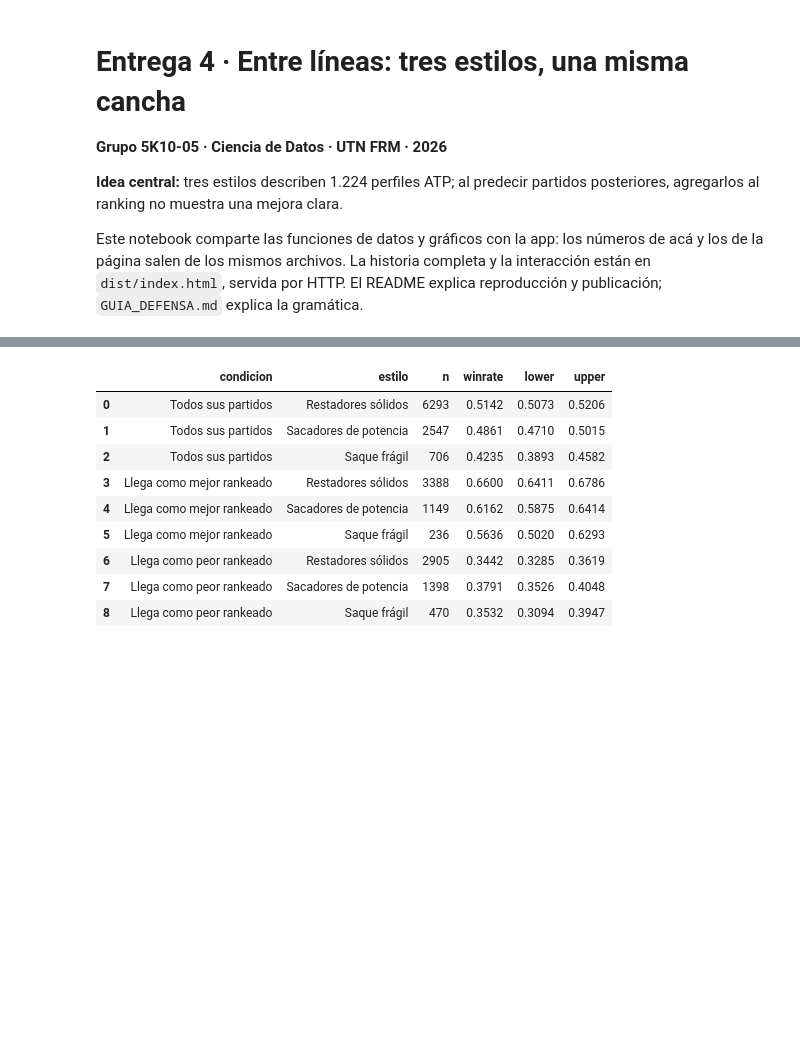
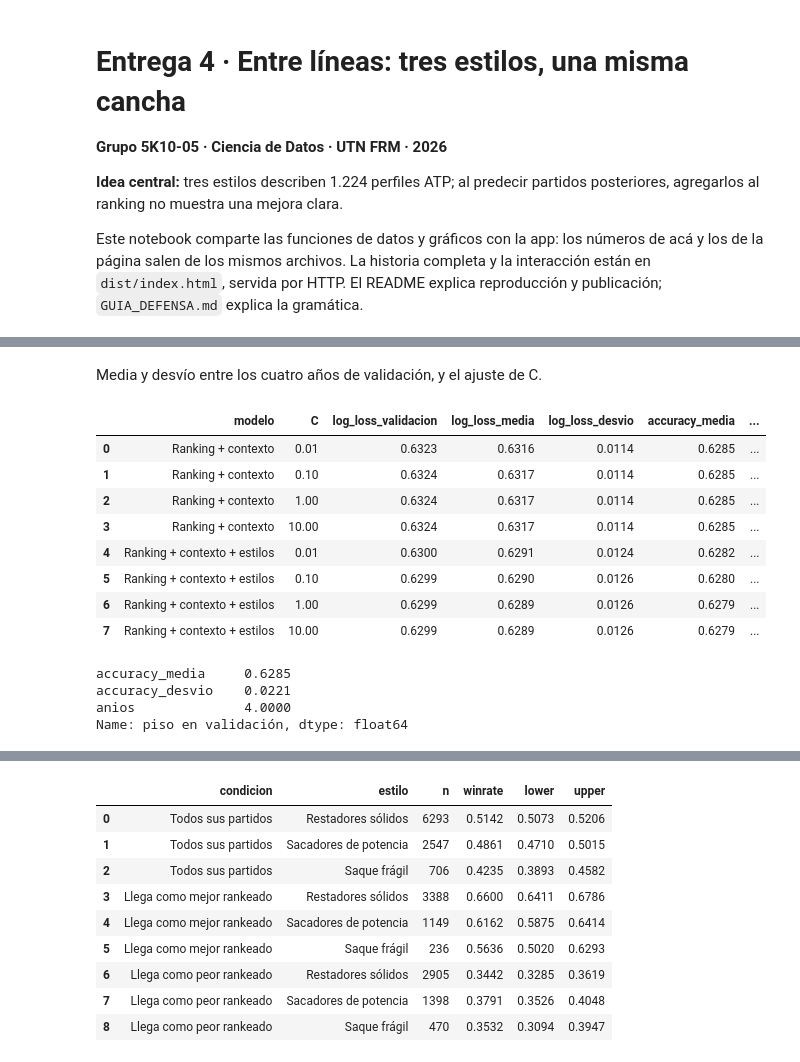
Before and after one commit to Rami195/ATP, a Jupyter notebook: entrega4/Entrega4_ATP_Visualizacion.ipynb, the cells around one changed output, grey strips where cells are left out. Saved outputs shown, nothing was run; the diff lists cells and outputs as text; code cells hidden in the pictures; blank space fills up the shorter version.

```diff
--- a/entrega4/Entrega4_ATP_Visualizacion.ipynb
+++ b/entrega4/Entrega4_ATP_Visualizacion.ipynb
@@ -63,0 +118,19 @@ el corte controla una sola variable, y entre los mejor rankeados los restadores
+# %% [markdown]
+Media y desvío entre los cuatro años de validación, y el ajuste de C.
+# %%
+display(pd.DataFrame(informe['candidates']).round(4))
+display(pd.Series(informe['validation_floor'], name='piso en validación').round(4))
+# %% [output]
+|  | modelo | C | log_loss_validacion | log_loss_media | log_loss_desvio | accuracy_media | ... |
+| 0 | Ranking + contexto | 0.01 | 0.6323 | 0.6316 | 0.0114 | 0.6285 | ... |
+| 1 | Ranking + contexto | 0.10 | 0.6324 | 0.6317 | 0.0114 | 0.6285 | ... |
+| 2 | Ranking + contexto | 1.00 | 0.6324 | 0.6317 | 0.0114 | 0.6285 | ... |
+| 3 | Ranking + contexto | 10.00 | 0.6324 | 0.6317 | 0.0114 | 0.6285 | ... |
+| 4 | Ranking + contexto + estilos | 0.01 | 0.6300 | 0.6291 | 0.0124 | 0.6282 | ... |
+| 5 | Ranking + contexto + estilos | 0.10 | 0.6299 | 0.6290 | 0.0126 | 0.6280 | ... |
+| 6 | Ranking + contexto + estilos | 1.00 | 0.6299 | 0.6289 | 0.0126 | 0.6279 | ... |
+| 7 | Ranking + contexto + estilos | 10.00 | 0.6299 | 0.6289 | 0.0126 | 0.6279 | ... |
+accuracy_media     0.6285
+accuracy_desvio    0.0221
+anios              4.0000
+Name: piso en validación, dtype: float64
```
Also changed, not shown: parts of 16 cells of this notebook, 41 other files.
